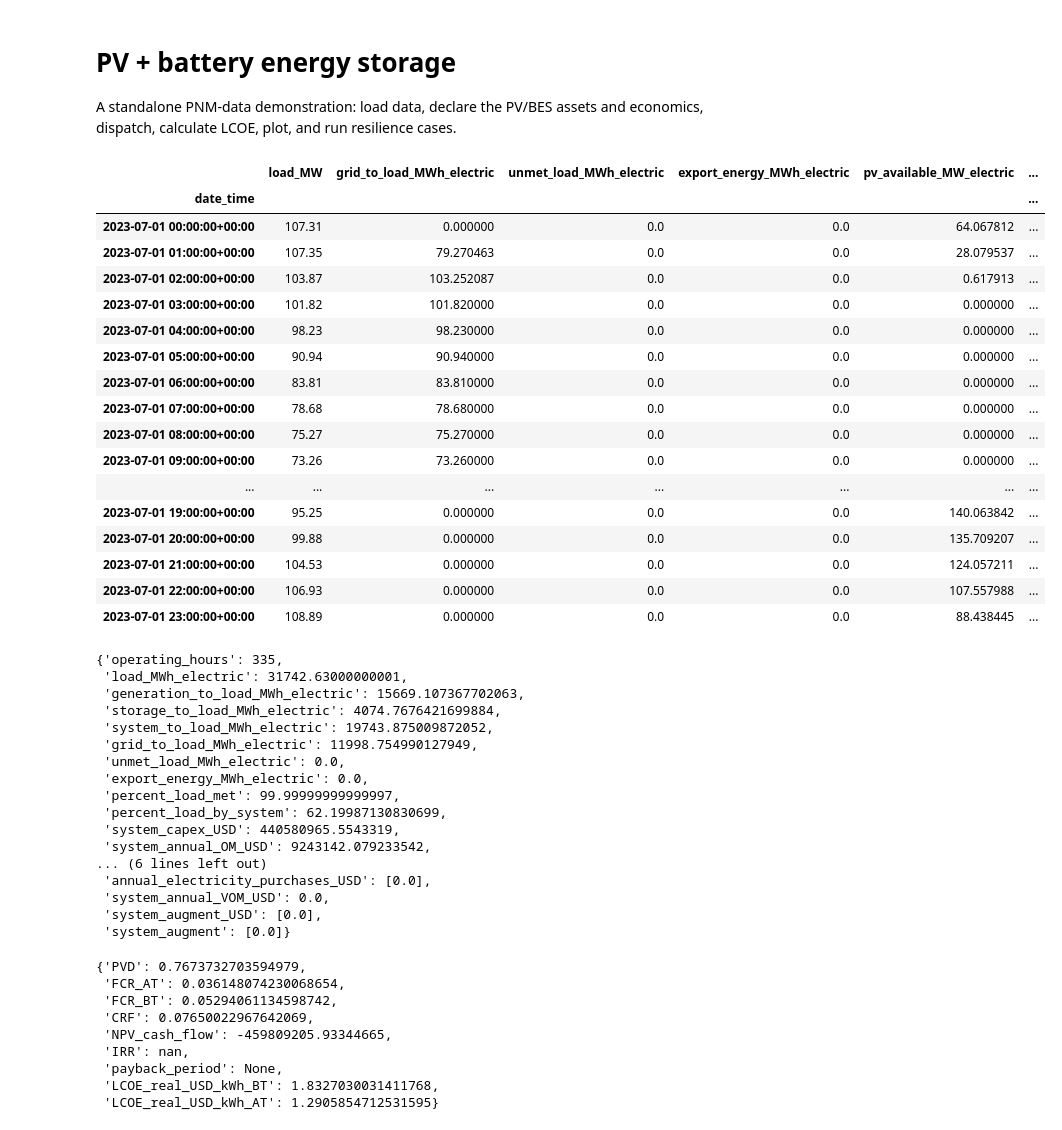
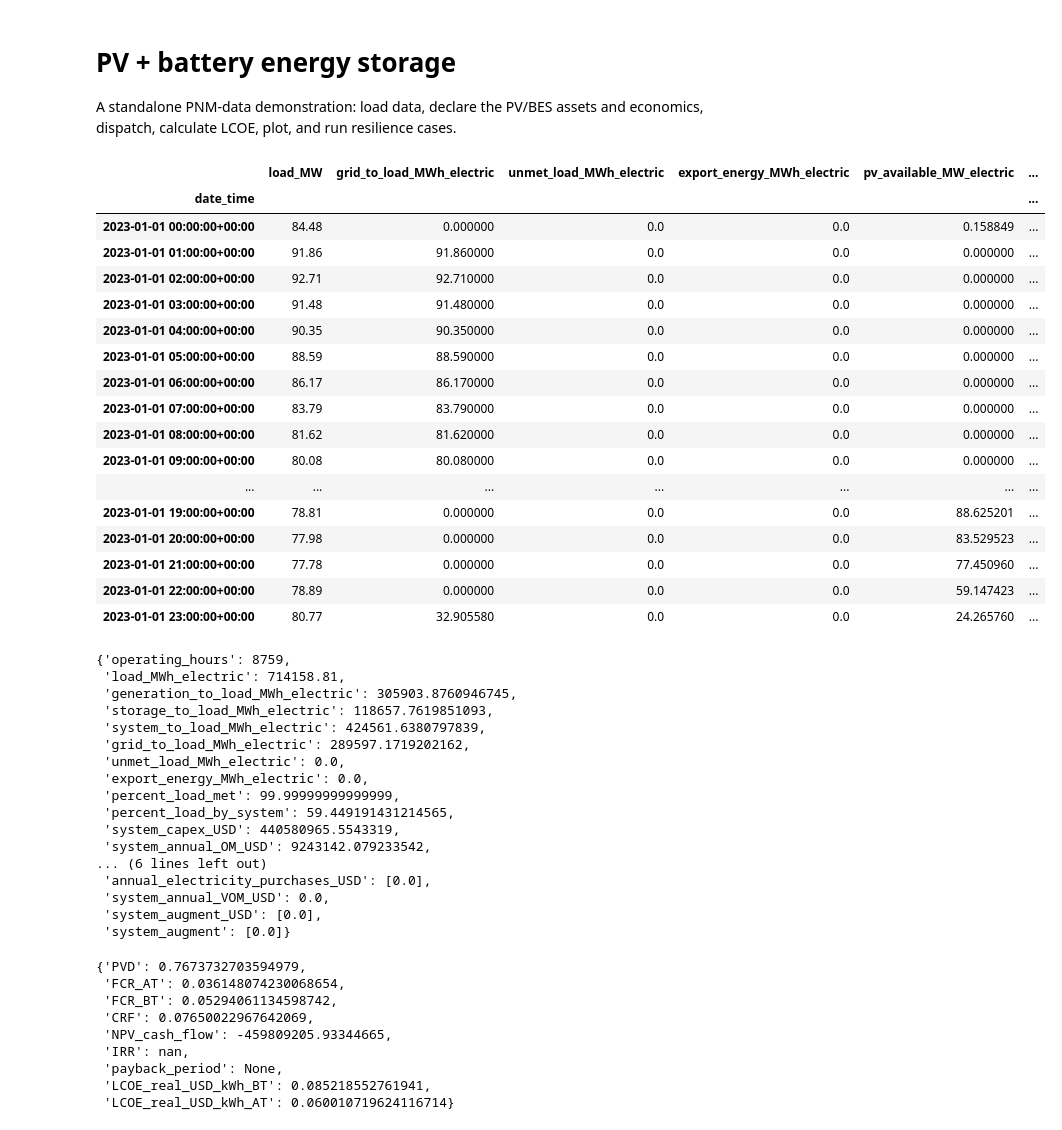
Before and after one commit to sandialabs/enliten, a Jupyter notebook: examples/pv_bes.ipynb, the cells around one changed output. Drawn from its saved outputs; the diff is of its cells as text; code cells hidden in the pictures.

```diff
--- a/examples/pv_bes.ipynb
+++ b/examples/pv_bes.ipynb
@@ -10,66 +10,65 @@ import pandas as pd
 root = Path.cwd()
 while not (root / 'enliten').is_dir():
     if root.parent == root: raise RuntimeError('Run from inside the ENLITEN repository.')
     root = root.parent
 if str(root) not in sys.path: sys.path.insert(0, str(root))
 from enliten import ChargingPath, Generation, LCOECalculator, Site, Storage, System
 data_dir = root / 'examples' / 'data'
 
 def profile(filename):
     frame = pd.read_csv(data_dir / filename)
     return pd.Series(frame['PNM'].to_numpy(float), index=pd.to_datetime(frame.iloc[:, 0], utc=True))
 
 demand_full = profile('PNM_demand.csv')
 pv_full = profile('PNM_pv_ac_1MW_av.csv')
 assert demand_full.index.equals(pv_full.index)
 
-hours, start = 24 * 14, pd.Timestamp('2023-07-01', tz='UTC')
-window = demand_full.index.get_loc(start)
-load = (demand_full.iloc[window:window + hours] * 0.05).rename('load_MW')
+# Use the complete aligned 2023 profiles for annual operational and LCOE results.
+load = (demand_full * 0.05).rename('load_MW')
 pv_multiplier, bes_capacity_MWh, bes_power_MW = 3_000.0, 750.0, 150.0
 pv_capex = pv_full.max() * pv_multiplier * 1_000 * 1_430
 pv_opex = pv_full.max() * pv_multiplier * 1_000 * 24
 bes_capex = bes_capacity_MWh * 1_000 * 300
 
 site = Site('microgrid')
-pv = Generation('pv', site, pv_full.iloc[window:window + hours] * pv_multiplier, 'electric', capex=pv_capex, opex=pv_opex)
+pv = Generation('pv', site, pv_full * pv_multiplier, 'electric', capex=pv_capex, opex=pv_opex)
 bes = Storage('bes', site, bes_capacity_MWh, bes_power_MW, 'electric', 'electric', 0.90,
               maximum_stored_energy_rate_MW=bes_power_MW, capex=bes_capex, opex=0.025 * bes_capex)
 path = ChargingPath('pv', 'bes', 'electric', 'electric', 0.90, bes_power_MW / 0.90)
 system = System(load, [bes, pv], [path])
 system.timeseries.head(24)
 # %% [output]
 |  | load_MW | grid_to_load_MWh_electric | unmet_load_MWh_electric | export_energy_MWh_electric | pv_available_MW_electric | ... |
 | date_time |  |  |  |  |  | ... |
-| 2023-07-01 00:00:00+00:00 | 107.31 | 0.000000 | 0.0 | 0.0 | 64.067812 | ... |
-| 2023-07-01 01:00:00+00:00 | 107.35 | 79.270463 | 0.0 | 0.0 | 28.079537 | ... |
-| 2023-07-01 02:00:00+00:00 | 103.87 | 103.252087 | 0.0 | 0.0 | 0.617913 | ... |
-| 2023-07-01 03:00:00+00:00 | 101.82 | 101.820000 | 0.0 | 0.0 | 0.000000 | ... |
-| 2023-07-01 04:00:00+00:00 | 98.23 | 98.230000 | 0.0 | 0.0 | 0.000000 | ... |
-| 2023-07-01 05:00:00+00:00 | 90.94 | 90.940000 | 0.0 | 0.0 | 0.000000 | ... |
-| 2023-07-01 06:00:00+00:00 | 83.81 | 83.810000 | 0.0 | 0.0 | 0.000000 | ... |
-| 2023-07-01 07:00:00+00:00 | 78.68 | 78.680000 | 0.0 | 0.0 | 0.000000 | ... |
-| 2023-07-01 08:00:00+00:00 | 75.27 | 75.270000 | 0.0 | 0.0 | 0.000000 | ... |
-| 2023-07-01 09:00:00+00:00 | 73.26 | 73.260000 | 0.0 | 0.0 | 0.000000 | ... |
+| 2023-01-01 00:00:00+00:00 | 84.48 | 0.000000 | 0.0 | 0.0 | 0.158849 | ... |
+| 2023-01-01 01:00:00+00:00 | 91.86 | 91.860000 | 0.0 | 0.0 | 0.000000 | ... |
+| 2023-01-01 02:00:00+00:00 | 92.71 | 92.710000 | 0.0 | 0.0 | 0.000000 | ... |
+| 2023-01-01 03:00:00+00:00 | 91.48 | 91.480000 | 0.0 | 0.0 | 0.000000 | ... |
+| 2023-01-01 04:00:00+00:00 | 90.35 | 90.350000 | 0.0 | 0.0 | 0.000000 | ... |
+| 2023-01-01 05:00:00+00:00 | 88.59 | 88.590000 | 0.0 | 0.0 | 0.000000 | ... |
+| 2023-01-01 06:00:00+00:00 | 86.17 | 86.170000 | 0.0 | 0.0 | 0.000000 | ... |
+| 2023-01-01 07:00:00+00:00 | 83.79 | 83.790000 | 0.0 | 0.0 | 0.000000 | ... |
+| 2023-01-01 08:00:00+00:00 | 81.62 | 81.620000 | 0.0 | 0.0 | 0.000000 | ... |
+| 2023-01-01 09:00:00+00:00 | 80.08 | 80.080000 | 0.0 | 0.0 | 0.000000 | ... |
 | ... | ... | ... | ... | ... | ... | ... |
-| 2023-07-01 19:00:00+00:00 | 95.25 | 0.000000 | 0.0 | 0.0 | 140.063842 | ... |
-| 2023-07-01 20:00:00+00:00 | 99.88 | 0.000000 | 0.0 | 0.0 | 135.709207 | ... |
-| 2023-07-01 21:00:00+00:00 | 104.53 | 0.000000 | 0.0 | 0.0 | 124.057211 | ... |
-| 2023-07-01 22:00:00+00:00 | 106.93 | 0.000000 | 0.0 | 0.0 | 107.557988 | ... |
-| 2023-07-01 23:00:00+00:00 | 108.89 | 0.000000 | 0.0 | 0.0 | 88.438445 | ... |
+| 2023-01-01 19:00:00+00:00 | 78.81 | 0.000000 | 0.0 | 0.0 | 88.625201 | ... |
+| 2023-01-01 20:00:00+00:00 | 77.98 | 0.000000 | 0.0 | 0.0 | 83.529523 | ... |
+| 2023-01-01 21:00:00+00:00 | 77.78 | 0.000000 | 0.0 | 0.0 | 77.450960 | ... |
+| 2023-01-01 22:00:00+00:00 | 78.89 | 0.000000 | 0.0 | 0.0 | 59.147423 | ... |
+| 2023-01-01 23:00:00+00:00 | 80.77 | 32.905580 | 0.0 | 0.0 | 24.265760 | ... |
 # %%
 system.operation_metrics()
 # %% [output]
-{'operating_hours': 335,
- 'load_MWh_electric': 31742.63000000001,
- 'generation_to_load_MWh_electric': 15669.107367702063,
- 'storage_to_load_MWh_electric': 4074.7676421699884,
- 'system_to_load_MWh_electric': 19743.875009872052,
- 'grid_to_load_MWh_electric': 11998.754990127949,
+{'operating_hours': 8759,
+ 'load_MWh_electric': 714158.81,
+ 'generation_to_load_MWh_electric': 305903.8760946745,
+ 'storage_to_load_MWh_electric': 118657.7619851093,
+ 'system_to_load_MWh_electric': 424561.6380797839,
+ 'grid_to_load_MWh_electric': 289597.1719202162,
  'unmet_load_MWh_electric': 0.0,
  'export_energy_MWh_electric': 0.0,
- 'percent_load_met': 99.99999999999997,
- 'percent_load_by_system': 62.19987130830699,
+ 'percent_load_met': 99.99999999999999,
+ 'percent_load_by_system': 59.449191431214565,
  'system_capex_USD': 440580965.5543319,
  'system_annual_OM_USD': 9243142.079233542,
 ... (6 lines left out)
@@ -88,8 +87,8 @@ lcoe_metrics
  'NPV_cash_flow': -459809205.93344665,
  'IRR': nan,
  'payback_period': None,
- 'LCOE_real_USD_kWh_BT': 1.8327030031411768,
- 'LCOE_real_USD_kWh_AT': 1.2905854712531595}
+ 'LCOE_real_USD_kWh_BT': 0.085218552761941,
+ 'LCOE_real_USD_kWh_AT': 0.060010719624116714}
 # %%
 fig, ax = system.timeseries_plot_source(start_date=0, days=2)
 fig
```
Also changed, not shown: parts of 4 cells of this notebook, 8 other files.
